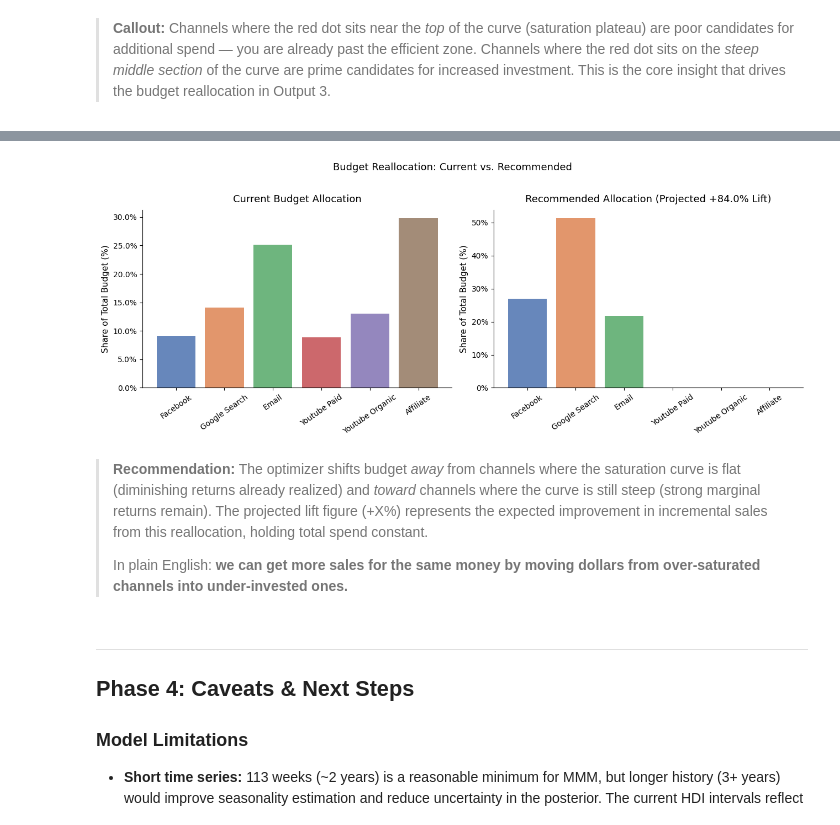
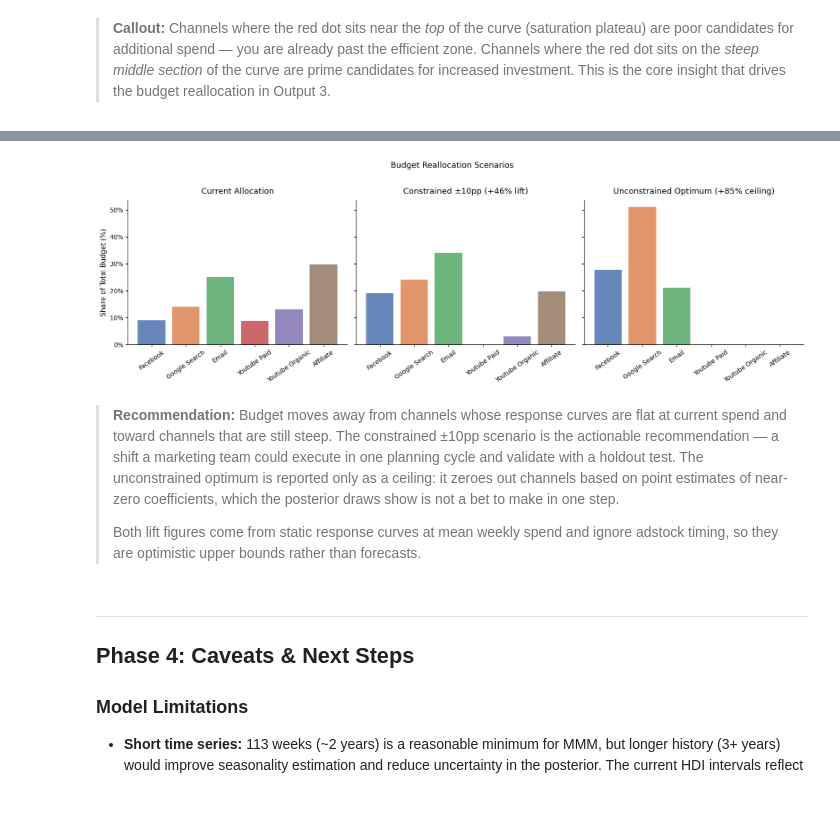
Before and after one commit to dustintdn/mmm-budget-optimization, a Jupyter notebook: notebooks/mmm_analysis.ipynb, the cells around one changed output, grey strips where cells are left out. Drawn from its saved outputs; the diff is of its cells as text; code cells hidden in the pictures.

Commit message:
feat: add model validation, fix optimizer to use correct beta-weighted saturation

```diff
--- a/notebooks/mmm_analysis.ipynb
+++ b/notebooks/mmm_analysis.ipynb
@@ -348,16 +348,16 @@ Saturation:   LogisticSaturation(prefix='saturation', priors={'lam': Prior("Gamm
 Channels:     ['facebook', 'google_search', 'email', 'youtube_paid', 'youtube_organic', 'affiliate']
 # %%
 # ── Fit the model using the NUTS sampler ──────────────────────────────────────
-# NUTS (No-U-Turn Sampler) is the gold standard for Bayesian inference.
-# target_accept=0.9 reduces divergences; draws=1000/tune=1000 is a solid baseline.
-# Longer chains (draws=2000, tune=2000) improve accuracy but take 2-4x longer.
+# NUTS (No-U-Turn Sampler) handles the correlated, non-linear posterior well.
+# 4 chains is the standard minimum for reliable convergence diagnostics;
+# target_accept=0.9 reduces divergences.
 idata = mmm.fit(
     X=X,
     y=y,
     target_accept=0.9,
     draws=1000,
     tune=1000,
-    chains=2,
+    chains=4,
     random_seed=42,
     progressbar=True,
 )
@@ -652,30 +720,31 @@ Affiliate               0.4627       29.8             0.0000            0.0
 # %%
-# ── Visualize current vs recommended allocation ───────────────────────────────
-fig, axes = plt.subplots(1, 2, figsize=(13, 5))
+# ── Visualize current vs constrained vs unconstrained allocation ──────────────
+fig, axes = plt.subplots(1, 3, figsize=(16, 5), sharey=True)
 labels = [ch.replace('_', ' ').title() for ch in CHANNELS]
 chan_colors = [COLORS[ch] for ch in CHANNELS]
 
-axes[0].bar(labels, current_budget / total_budget * 100, color=chan_colors, alpha=0.85)
-axes[0].set_title('Current Budget Allocation', pad=10)
+panels = [
+    ('Current Allocation', current_budget),
+    (f'Constrained ±10pp (+{lift_con:.0f}% lift)', optimal_con),
+    (f'Unconstrained Optimum (+{lift_uncon:.0f}% ceiling)', optimal_uncon),
+]
+
+for ax, (title, alloc) in zip(axes, panels):
+    ax.bar(labels, alloc / total_budget * 100, color=chan_colors, alpha=0.85)
+    ax.set_title(title, pad=10)
+    ax.tick_params(axis='x', rotation=35)
+    ax.yaxis.set_major_formatter(mticker.PercentFormatter())
+
 axes[0].set_ylabel('Share of Total Budget (%)')
-axes[0].tick_params(axis='x', rotation=35)
-axes[0].yaxis.set_major_formatter(mticker.PercentFormatter())
-
-axes[1].bar(labels, optimal_budget / total_budget * 100, color=chan_colors, alpha=0.85)
-axes[1].set_title(f'Recommended Allocation (Projected +{projected_lift_pct:.1f}% Lift)', pad=10)
-axes[1].set_ylabel('Share of Total Budget (%)')
-axes[1].tick_params(axis='x', rotation=35)
-axes[1].yaxis.set_major_formatter(mticker.PercentFormatter())
-
-plt.suptitle('Budget Reallocation: Current vs. Recommended', fontsize=13, y=1.02)
+plt.suptitle('Budget Reallocation Scenarios', fontsize=13, y=1.02)
 plt.tight_layout()
 plt.show()
 # %% [output]
-[figure, old version]
+[figure, new version]
 # %% [markdown]
-> **Recommendation:** The optimizer shifts budget *away* from channels where the saturation curve is flat (diminishing returns already realized) and *toward* channels where the curve is still steep (strong marginal returns remain). The projected lift figure (+X%) represents the expected improvement in incremental sales from this reallocation, holding total spend constant.
+> **Recommendation:** Budget moves away from channels whose response curves are flat at current spend and toward channels that are still steep. The constrained ±10pp scenario is the actionable recommendation — a shift a marketing team could execute in one planning cycle and validate with a holdout test. The unconstrained optimum is reported only as a ceiling: it zeroes out channels based on point estimates of near-zero coefficients, which the posterior draws show is not a bet to make in one step.
 >
-> In plain English: **we can get more sales for the same money by moving dollars from over-saturated channels into under-invested ones.**
+> Both lift figures come from static response curves at mean weekly spend and ignore adstock timing, so they are optimistic upper bounds rather than forecasts.
 # %% [markdown]
 ---
 ## Phase 4: Caveats & Next Steps
```
Also changed, not shown: parts of 12 cells of this notebook, 1 other file.
